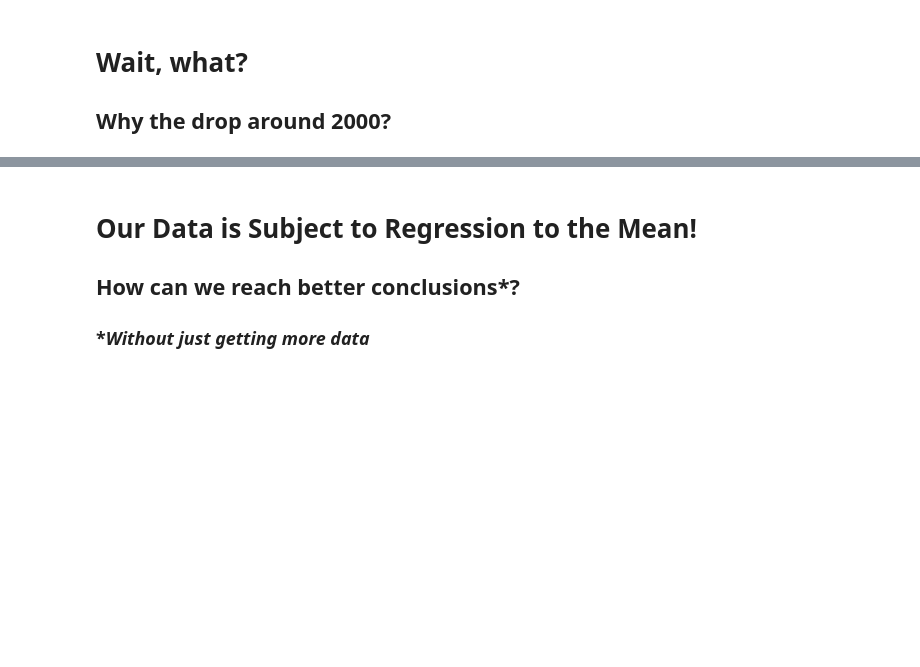
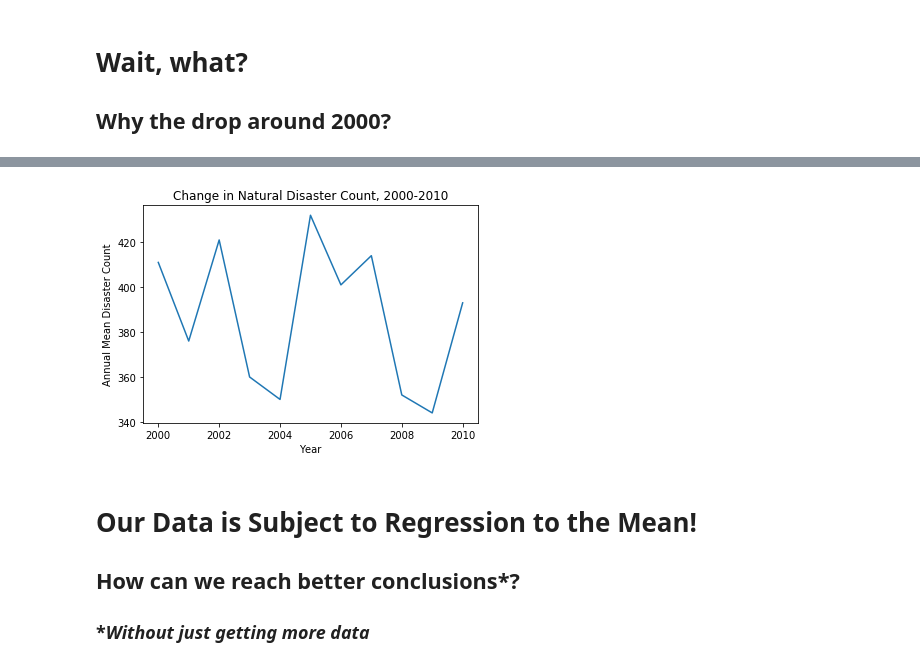
Before and after one commit to UPstartDeveloper/climate-change-analysis, a Jupyter notebook: analysis.ipynb, the cells around one changed output, grey strips where cells are left out. Cells and saved outputs as stored; diff of their text form; code cells hidden in the pictures; blank space fills up the shorter version.

Commit message:
Plot annual disaster count annually, 2000-2010.

```diff
--- a/analysis.ipynb
+++ b/analysis.ipynb
@@ -138,3 +140,12 @@ plt.show()
+# %%
+counts = disasters_df[(disasters_df['Entity'] == 'All natural disasters') & (disasters_df['Year'] >= 2000) & (disasters_df['Year'] <= 2010)]['Number of reported natural disasters (reported disasters)']
+plt.plot(list(range(2000, 2011)), counts)
+plt.xlabel('Year')
+plt.ylabel('Annual Mean Disaster Count')
+plt.title('Change in Natural Disaster Count, 2000-2010')
+plt.show()
+# %% [output]
+[figure, added]
 # %% [markdown]
 # Our Data is Subject to Regression to the Mean!
 ## How can we reach better conclusions*?
```
Also changed, not shown: parts of 17 cells of this notebook, 1 other file.
